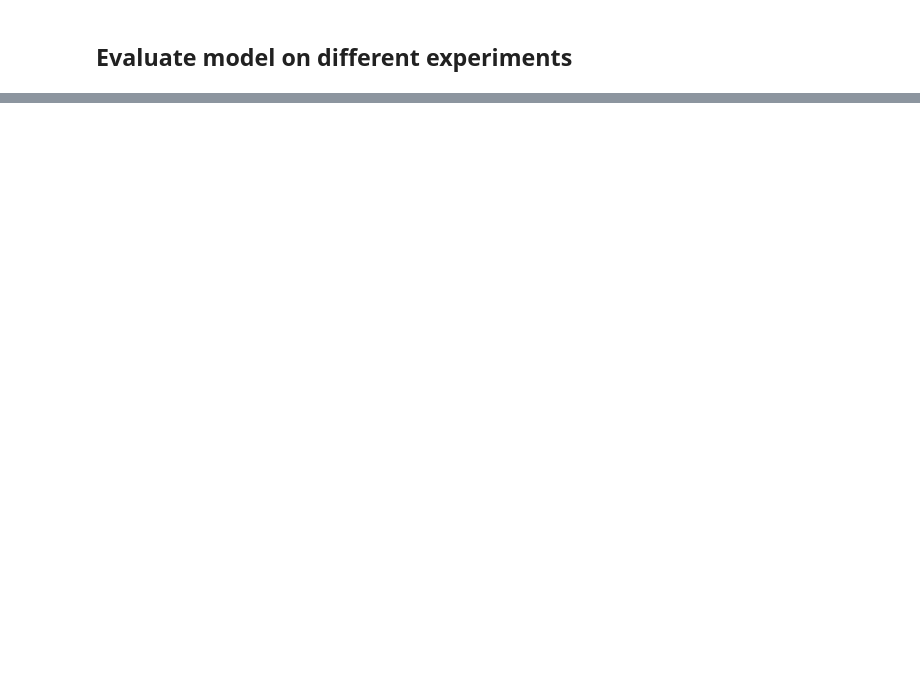
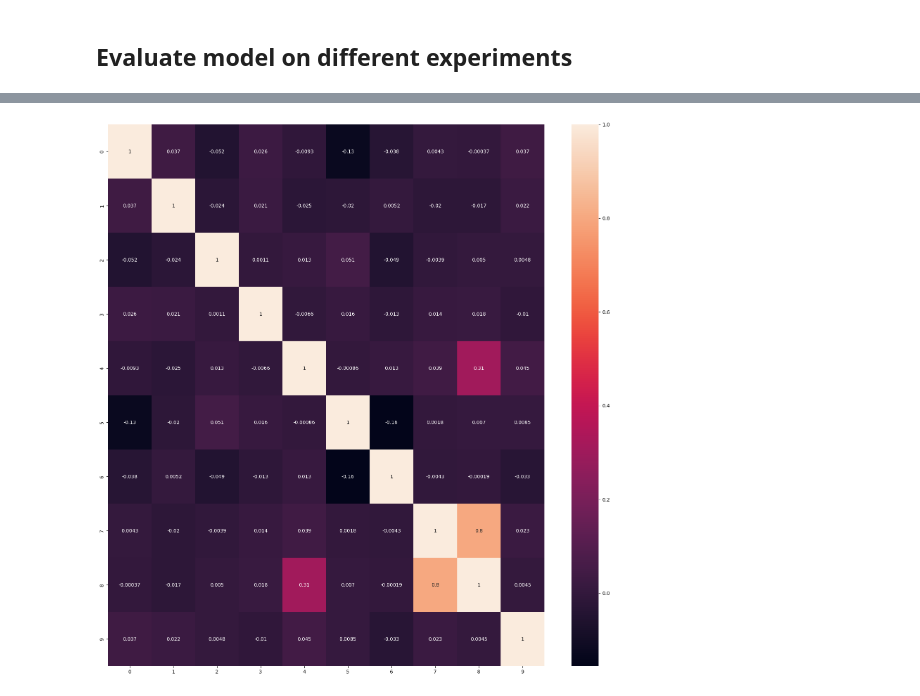
Before and after one commit to rewatevijaykumar/store-sales-prediction, a Jupyter notebook: notebooks/store-sales-prediction.ipynb, the cells around one changed output, grey strips where cells are left out. Saved outputs shown, nothing was run; the diff lists cells and outputs as text; code cells hidden in the pictures; blank space fills up the shorter version.

Commit message:
model training

```diff
--- a/notebooks/store-sales-prediction.ipynb
+++ b/notebooks/store-sales-prediction.ipynb
@@ -52,7 +57,8 @@ from sklearn.metrics import mean_squared_error, r2_score, mean_absolute_error
 # %% [markdown]
 #### Read Data
 # %%
-df = pd.read_csv('/config/workspace/notebooks/Train.csv')
+df = pd.read_csv('Train.csv')
+test_df = pd.read_csv('Test.csv')
 # %% [markdown]
 #### Check top 5 rows
 # %%
@@ -168,6 +196,8 @@ print(f'we have {len(categorical_features)} categorical_features: {categorical_f
 # %% [output]
 we have 5 numerical_features: ['Item_Weight', 'Item_Visibility', 'Item_MRP', 'Outlet_Establishment_Year', 'Item_Outlet_Sales']
 we have 7 categorical_features: ['Item_Identifier', 'Item_Fat_Content', 'Item_Type', 'Outlet_Identifier', 'Outlet_Size', 'Outlet_Location_Type', 'Outlet_Type']
+# %%
+df['Item_Fat_Content'].replace({'low fat': 'Low Fat', 'LF': 'Low Fat', 'reg':'Regular'}, inplace=True)
 # %% [markdown]
 ### Plot distribution of independent numeric features
 # %% [markdown]
@@ -413,0 +1144,7 @@ NameError: name 'X' is not defined
+# %%
+test = pd.concat([pd.DataFrame(filtered_X[:,:9]), filtered_y], ignore_index=True, axis=1)
+plt.figure(figsize=(20,20))
+sns.heatmap(annot=True,data=test.corr())
+plt.show()
+# %% [output]
+[figure, added]
```
Also changed, not shown: parts of 47 cells of this notebook, 10 other files.
